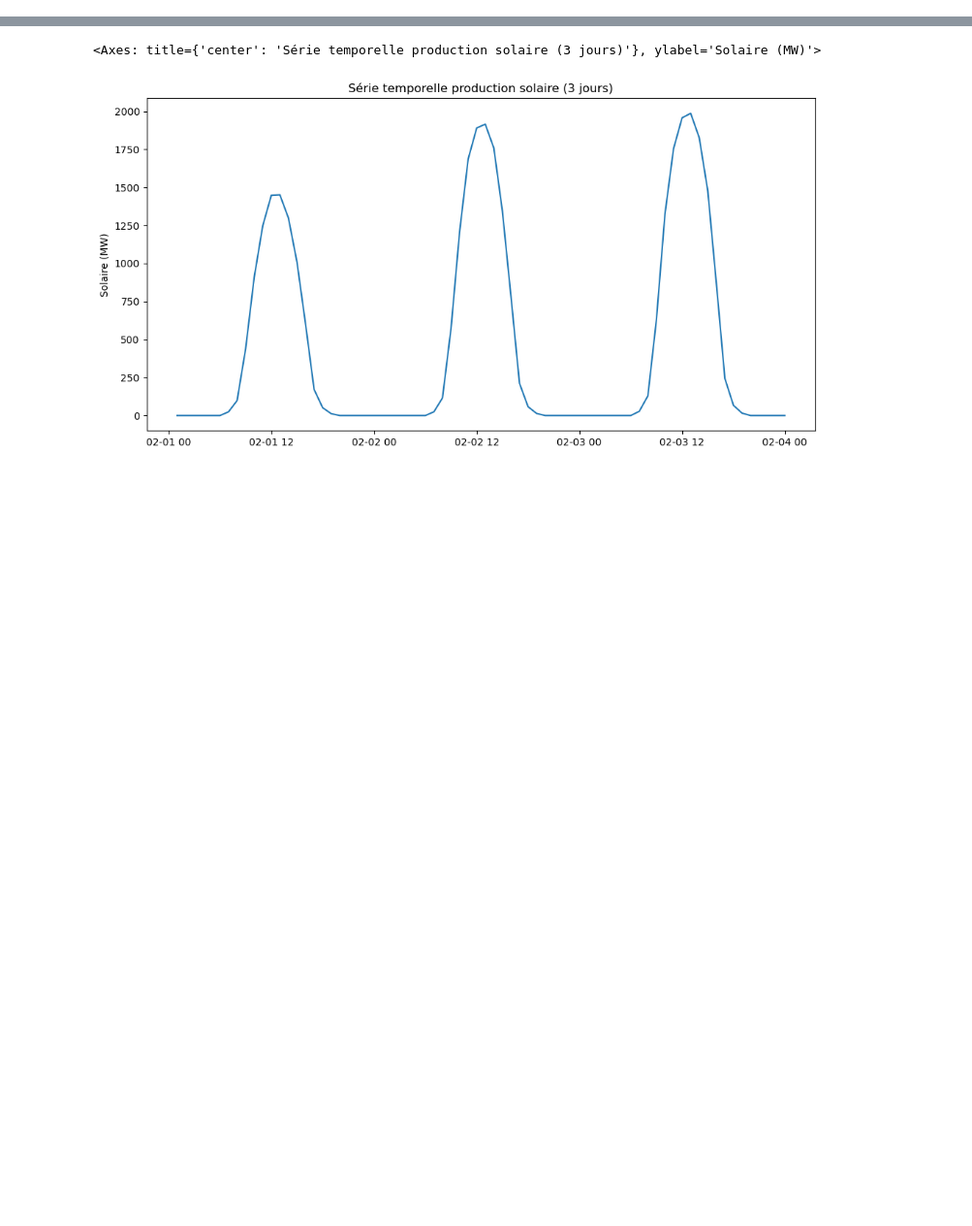
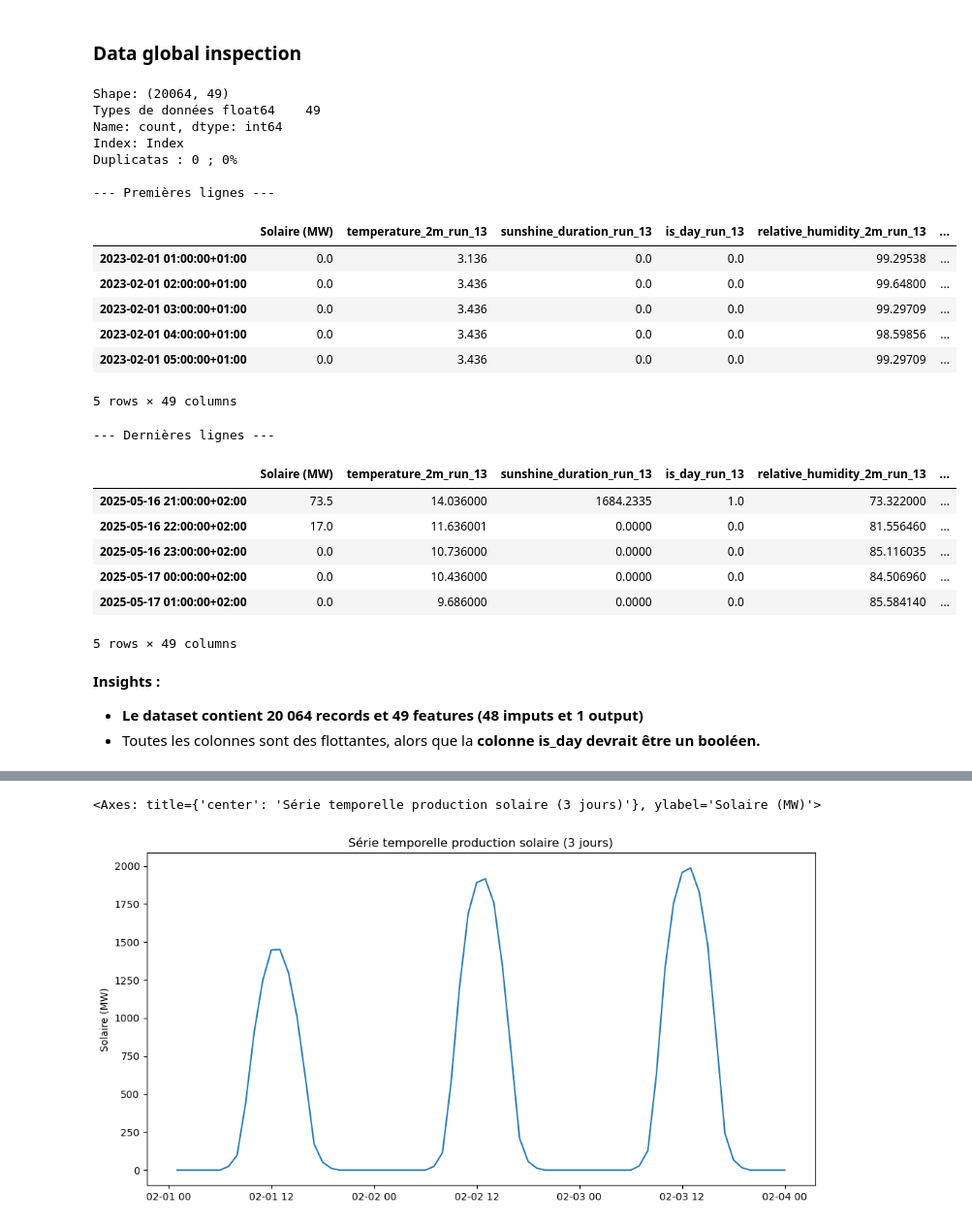
Before and after one commit to Simonsns/solar_prediction, a Jupyter notebook: notebooks/01_data_exploration.ipynb, the cells around one changed output, grey strips where cells are left out. Shown at 97% size. Drawn from its saved outputs; the diff is of its cells as text; code cells hidden in the pictures; blank space fills up the shorter version.

```diff
--- a/notebooks/01_data_exploration.ipynb
+++ b/notebooks/01_data_exploration.ipynb
@@ -16,6 +55,56 @@ from statsmodels.tsa.stattools import adfuller
 # Confirmation d'être à la racine du dossier
 project_root = os.path.abspath(os.path.join(os.getcwd(), os.pardir))
 os.chdir(project_root)
+# %% [markdown]
+### Data global inspection
 # %%
 # Import data
 df = pd.read_csv("data/processed/exploratory_solar_dataset.csv", sep=";", index_col=0)
+# %%
+def inspect_dataframe(df: pd.DataFrame) -> None:
+
+    """Inspection de la structure du dataframe"""
+
+    #Inspection générale
+    print(f'Shape: {df.shape}') #Forme
+    print(f'Types de données {df.dtypes.value_counts()}') #dtypes
+    print(f"Index: {type(df.index).__name__}")
+
+    # Regard sur les duplicatas
+    print(f'Duplicatas : {df.duplicated().sum()} ; {df.duplicated().sum()/len(df)*100:.0f}%')
+
+    # Aperçu des données
+    print("\n--- Premières lignes ---")
+    display(df.head())
+    print("\n--- Dernières lignes ---")
+    display(df.tail())
+# %%
+inspect_dataframe(df)
+# %% [output]
+Shape: (20064, 49)
+Types de données float64    49
+Name: count, dtype: int64
+Index: Index
+Duplicatas : 0 ; 0%
+
+--- Premières lignes ---
+|  | Solaire (MW) | temperature_2m_run_13 | sunshine_duration_run_13 | is_day_run_13 | relative_humidity_2m_run_13 | ... |
+| 2023-02-01 01:00:00+01:00 | 0.0 | 3.136 | 0.0 | 0.0 | 99.29538 | ... |
+| 2023-02-01 02:00:00+01:00 | 0.0 | 3.436 | 0.0 | 0.0 | 99.64800 | ... |
+| 2023-02-01 03:00:00+01:00 | 0.0 | 3.436 | 0.0 | 0.0 | 99.29709 | ... |
+| 2023-02-01 04:00:00+01:00 | 0.0 | 3.436 | 0.0 | 0.0 | 98.59856 | ... |
+| 2023-02-01 05:00:00+01:00 | 0.0 | 3.436 | 0.0 | 0.0 | 99.29709 | ... |
+5 rows × 49 columns
+--- Dernières lignes ---
+|  | Solaire (MW) | temperature_2m_run_13 | sunshine_duration_run_13 | is_day_run_13 | relative_humidity_2m_run_13 | ... |
+| 2025-05-16 21:00:00+02:00 | 73.5 | 14.036000 | 1684.2335 | 1.0 | 73.322000 | ... |
+| 2025-05-16 22:00:00+02:00 | 17.0 | 11.636001 | 0.0000 | 0.0 | 81.556460 | ... |
+| 2025-05-16 23:00:00+02:00 | 0.0 | 10.736000 | 0.0000 | 0.0 | 85.116035 | ... |
+| 2025-05-17 00:00:00+02:00 | 0.0 | 10.436000 | 0.0000 | 0.0 | 84.506960 | ... |
+| 2025-05-17 01:00:00+02:00 | 0.0 | 9.686000 | 0.0000 | 0.0 | 85.584140 | ... |
+5 rows × 49 columns
+# %% [markdown]
+**Insights :**
+
+- **Le dataset contient 20 064 records et 49 features (48 imputs et 1 output)**
+- Toutes les colonnes sont des flottantes, alors que la **colonne is_day devrait être un booléen.**
```
Also changed, not shown: parts of 34 cells of this notebook.
